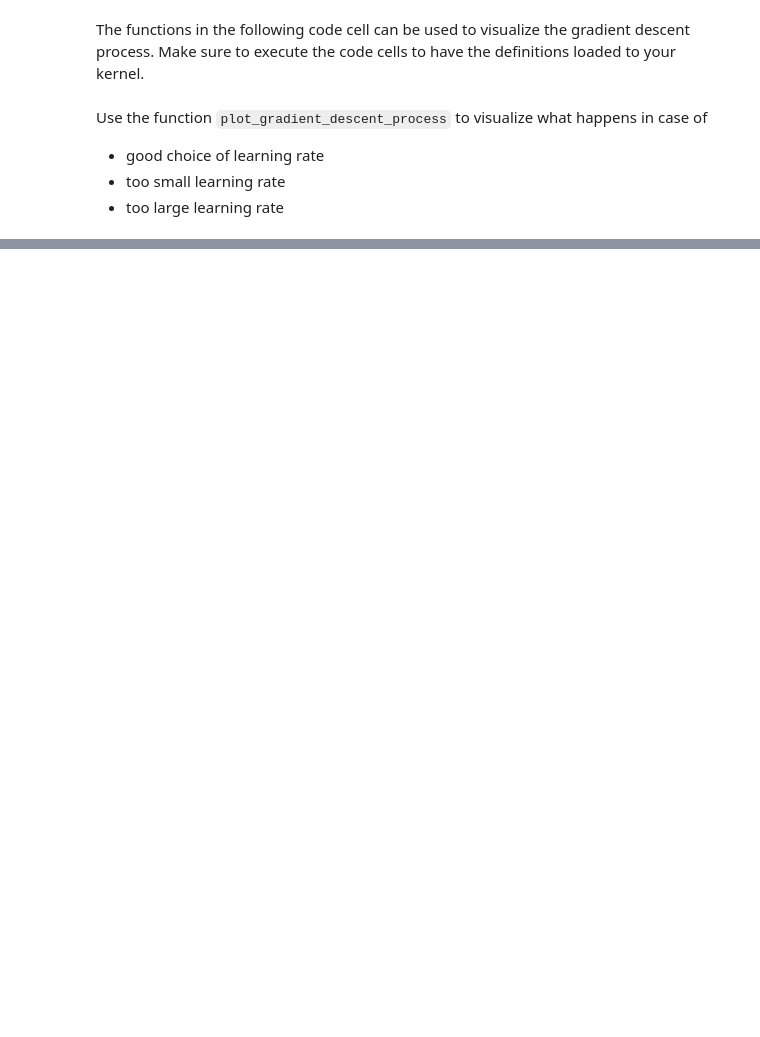
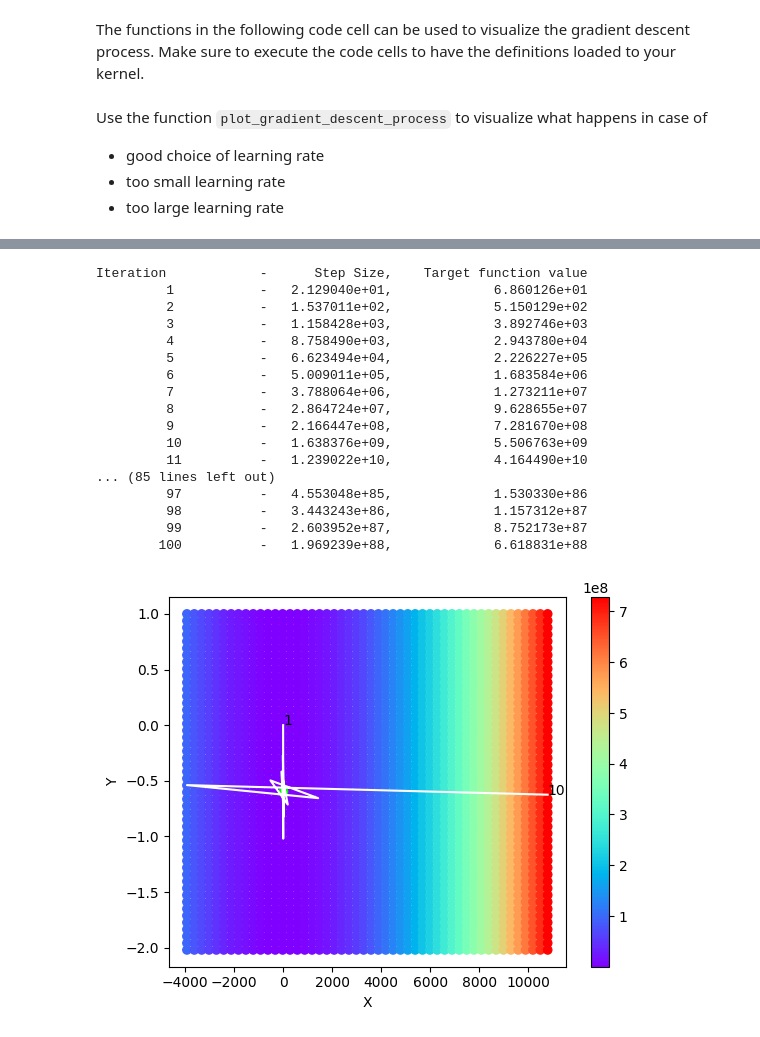
Before and after one commit to ChickenExecutor/HotAi, a Jupyter notebook: V3_neural_networks/V3_neural_networks/exercises/02_gradient_descent.ipynb, the cells around one changed output, grey strips where cells are left out. Saved outputs shown, nothing was run; the diff lists cells and outputs as text; code cells hidden in the pictures; blank space fills up the shorter version.

```diff
--- a/V3_neural_networks/V3_neural_networks/exercises/02_gradient_descent.ipynb
+++ b/V3_neural_networks/V3_neural_networks/exercises/02_gradient_descent.ipynb
@@ -171,8 +278,30 @@ plt.show()
 # %%
 # This cell: Too large choice of learning rate!
 ### YOUR SOLUTION HERE
 # 1) Use the function gradient_descent to perform gradient descent and get a sequence of x-y-Positions
+xs, ys = gradient_descent(0, 0, f_quad, f_quad_dw, f_quad_db, 0.3, 1e-6, 100)
+
 # 2) Use the function plot_gradient_descent_process to create a plot of the sequence
+plot_gradient_descent_process(xs, ys, f_quad, 10, 3/2.5, -1/1.7)
 ### END OF SOLUTION
 # Show plot
 plt.show()
+# %% [output]
+Iteration            -      Step Size,    Target function value
+         1           -   2.129040e+01,             6.860126e+01
+         2           -   1.537011e+02,             5.150129e+02
+         3           -   1.158428e+03,             3.892746e+03
+         4           -   8.758490e+03,             2.943780e+04
+         5           -   6.623494e+04,             2.226227e+05
+         6           -   5.009011e+05,             1.683584e+06
+         7           -   3.788064e+06,             1.273211e+07
+         8           -   2.864724e+07,             9.628655e+07
+         9           -   2.166447e+08,             7.281670e+08
+         10          -   1.638376e+09,             5.506763e+09
+         11          -   1.239022e+10,             4.164490e+10
+... (85 lines left out)
+         97          -   4.553048e+85,             1.530330e+86
+         98          -   3.443243e+86,             1.157312e+87
+         99          -   2.603952e+87,             8.752173e+87
+        100          -   1.969239e+88,             6.618831e+88
+[figure, added]
```
Also changed, not shown: parts of 7 cells of this notebook, 39 other files.
